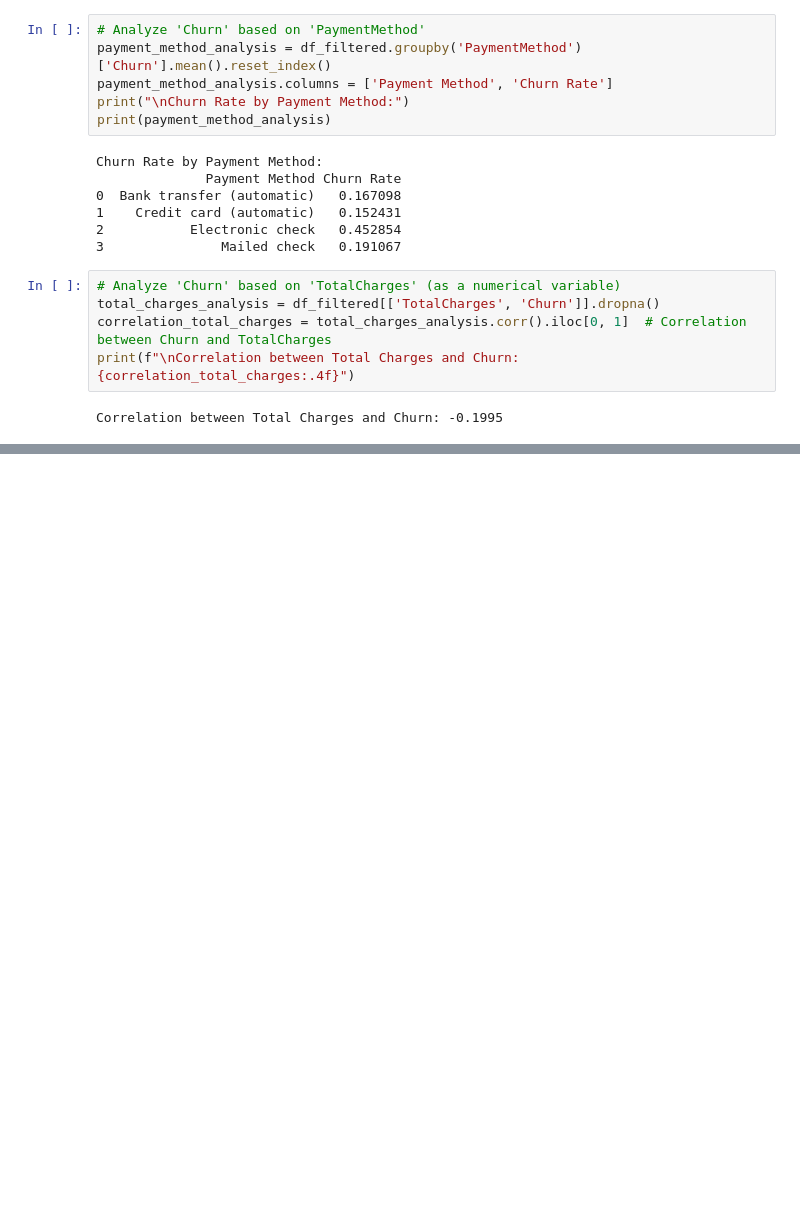
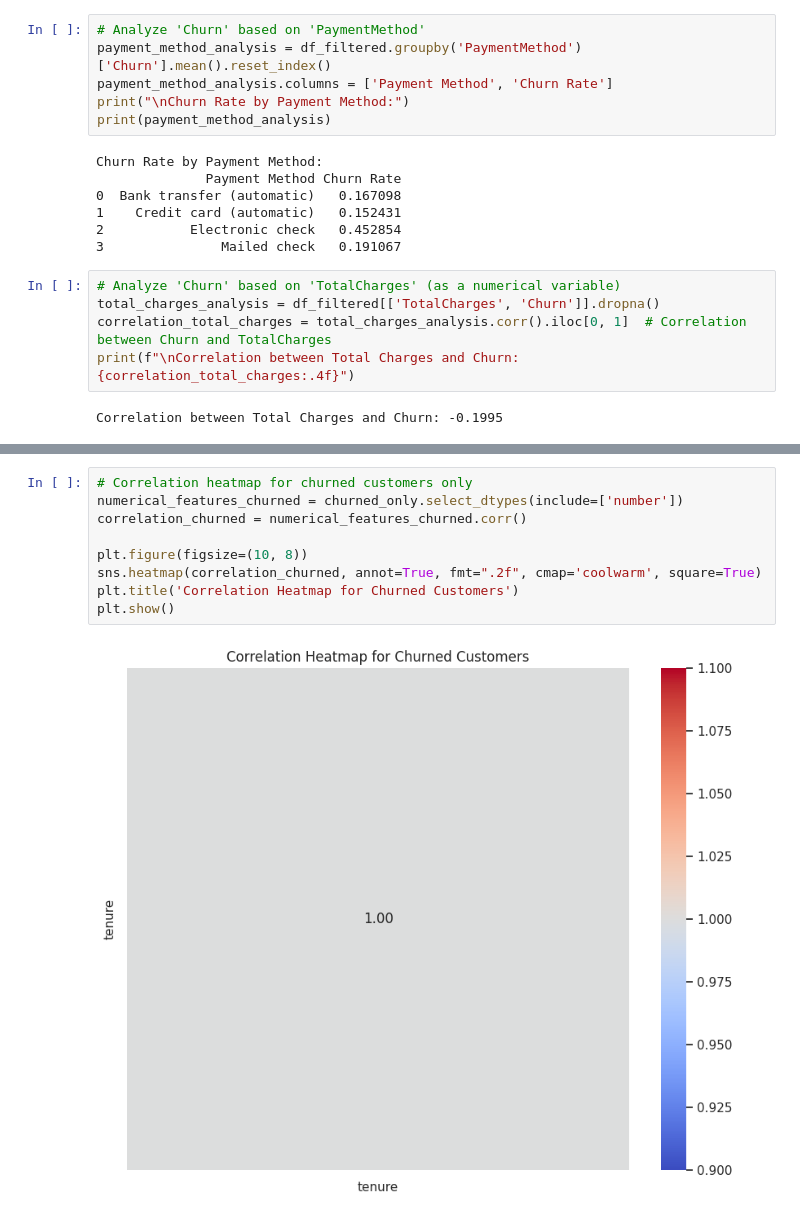
Before and after one commit to jojoshawer/girlsai, a Jupyter notebook: Untitled0.ipynb, the cells around one changed output, grey strips where cells are left out. Cells and saved outputs as stored; diff of their text form; blank space fills up the shorter version.

```diff
--- a/Untitled0.ipynb
+++ b/Untitled0.ipynb
@@ -407,3 +401,14 @@ Passing `palette` without assigning `hue` is deprecated and will be removed in v
+# %%
+# Correlation heatmap for churned customers only
+numerical_features_churned = churned_only.select_dtypes(include=['number'])
+correlation_churned = numerical_features_churned.corr()
+
+plt.figure(figsize=(10, 8))
+sns.heatmap(correlation_churned, annot=True, fmt=".2f", cmap='coolwarm', square=True)
+plt.title('Correlation Heatmap for Churned Customers')
+plt.show()
+# %% [output]
+[figure, added]
 # %%
 import numpy as np
 import pandas as pd
```
Also changed, not shown: parts of 5 cells of this notebook.
